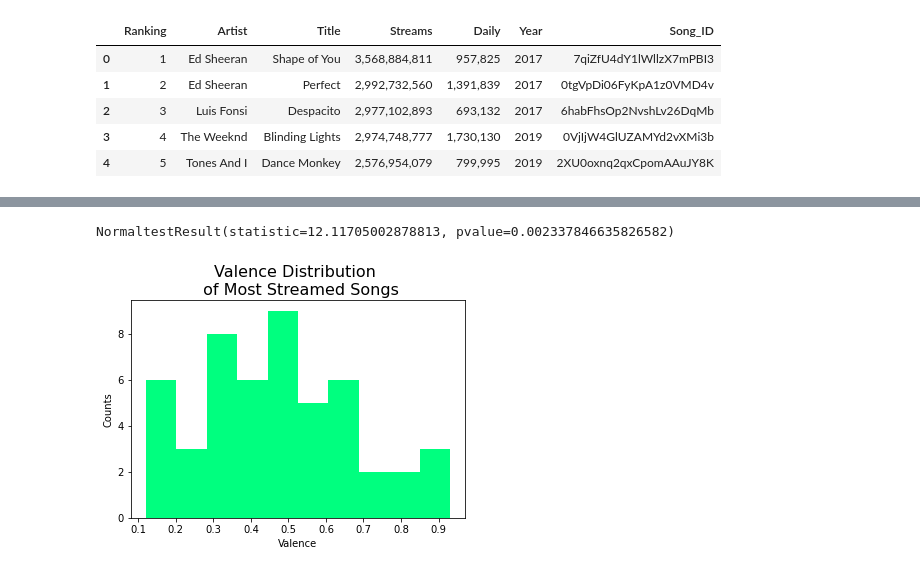
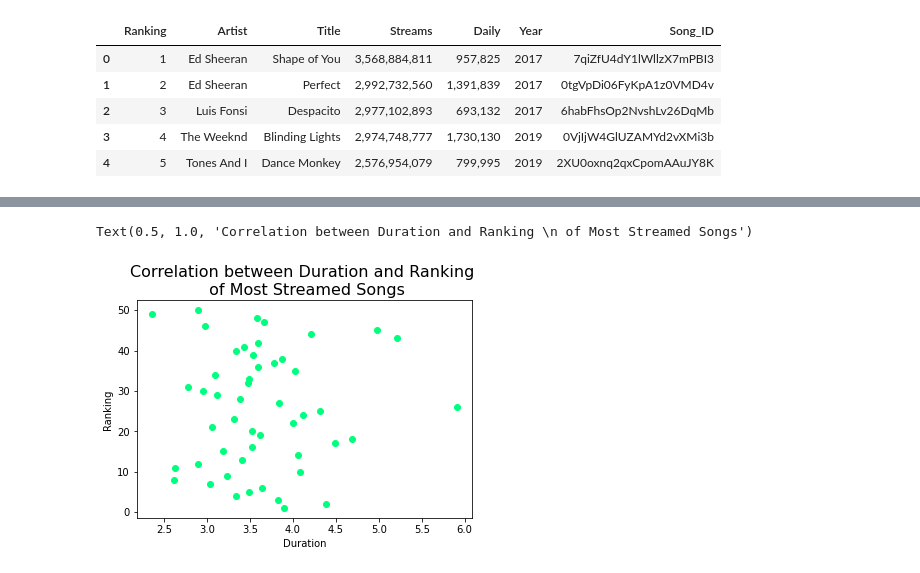
Before and after one commit to dianaagustinaf/spotidata-project, a Jupyter notebook: 1-most-streamed-songs.ipynb, the cells around one changed output, grey strips where cells are left out. Cells and saved outputs as stored; diff of their text form; code cells hidden in the pictures.

```diff
--- a/1-most-streamed-songs.ipynb
+++ b/1-most-streamed-songs.ipynb
@@ -492,13 +468,10 @@ Text(0.5, 1.0, 'Most Streamed Songs: Duration Distribution')
-# %%
-st.normaltest(songs_analysed["Duration"])
-# %% [output]
-NormaltestResult(statistic=12.11705002878813, pvalue=0.002337846635826582)
-# %%
-plt.hist(songs_analysed["Valence"], color="springgreen")
-plt.xlabel("Valence")
-plt.ylabel("Counts")
-fontdict = {'fontsize': 16}
-plt.title("Valence Distribution \n of Most Streamed Songs", fontdict=fontdict)
-plt.savefig("Figures/MostStreamedSongs/Valence Distribution.png")
-# %% [output]
-[figure, removed]
+# %%
+plt.scatter(songs_analysed["Duration"], songs_analysed["Ranking"], marker="o", color="springgreen")
+plt.xlabel("Duration")
+plt.ylabel("Ranking")
+fontdict = {'fontsize': 16}
+plt.title("Correlation between Duration and Ranking \n of Most Streamed Songs", fontdict=fontdict)
+#no correlation
+# %% [output]
+Text(0.5, 1.0, 'Correlation between Duration and Ranking \n of Most Streamed Songs')
+[figure, added]
```
Also changed, not shown: parts of 40 cells of this notebook, 5 other files.
